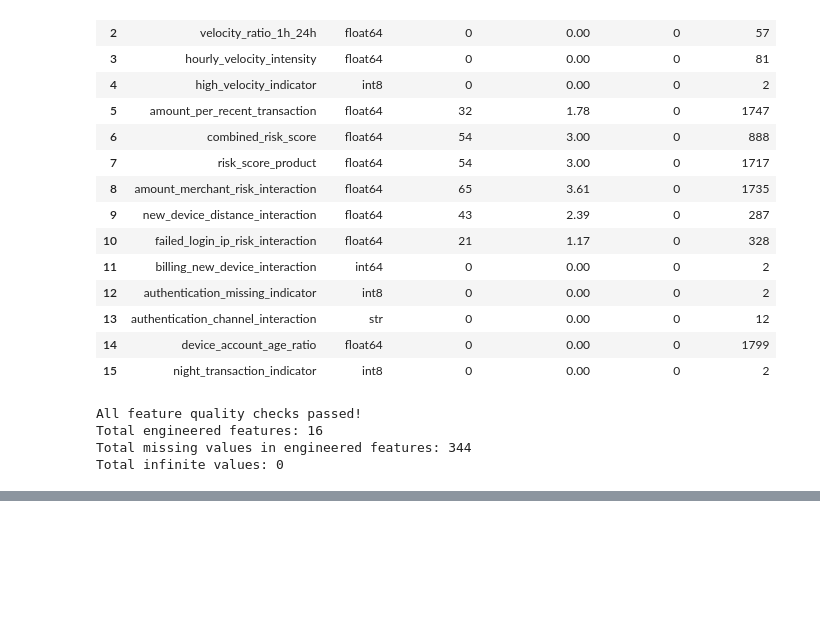
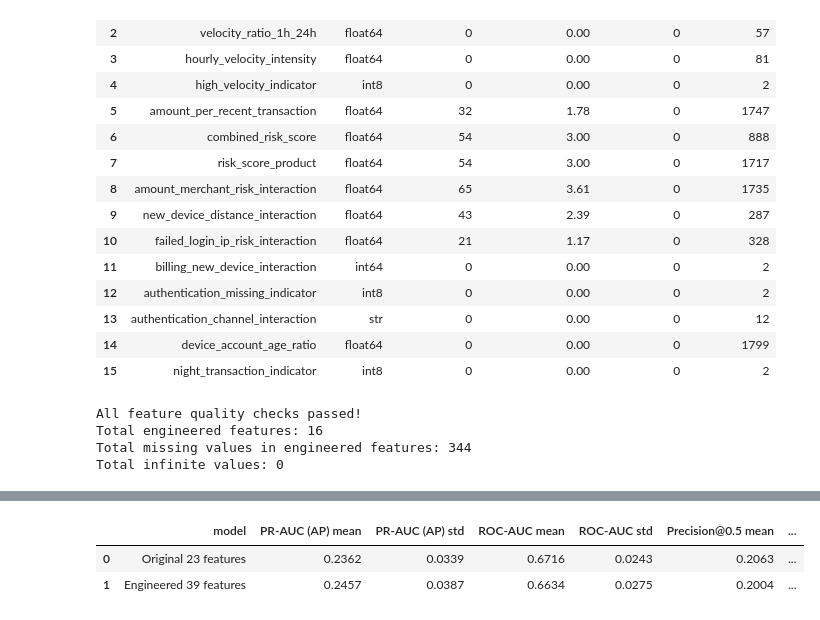
Before and after one commit to sasa312002/fraud-risk-intelligence, a Jupyter notebook: notebooks/01_fraud_risk_analysis.ipynb, the cells around one changed output, grey strips where cells are left out. Drawn from its saved outputs; the diff is of its cells as text; code cells hidden in the pictures; blank space fills up the shorter version.

```diff
--- a/notebooks/01_fraud_risk_analysis.ipynb
+++ b/notebooks/01_fraud_risk_analysis.ipynb
@@ -3729,0 +3738,94 @@ Total infinite values: 0
+# %%
+# ============================================================
+# SECTION C — FEATURE ENGINEERING
+# Cell 33: Leakage-safe 5-fold cross-validation comparison
+# ============================================================
+
+from sklearn.compose import ColumnTransformer
+from sklearn.pipeline import Pipeline
+from sklearn.preprocessing import StandardScaler, OneHotEncoder
+from sklearn.impute import SimpleImputer
+from sklearn.linear_model import LogisticRegression
+from sklearn.model_selection import StratifiedKFold, cross_validate
+
+# Input contains only pre-authorization candidate features, not target/ID.
+X_train_original = train_df.drop(columns=["transaction_id", "fraud"]).copy()
+y_train = train_df["fraud"].copy()
+
+# Used ONLY for determining column schema; derived-feature computation is
+# performed again, inside each CV fold, by the engineered pipeline.
+engineered_schema = FraudFeatureEngineer().fit_transform(X_train_original)
+
+
+def make_preprocessor(frame):
+    numeric_columns = frame.select_dtypes(include=np.number).columns.tolist()
+    categorical_columns = frame.select_dtypes(exclude=np.number).columns.tolist()
+
+    numeric_steps = Pipeline([
+        ("imputer", SimpleImputer(strategy="median")),
+        ("scaler", StandardScaler()),
+    ])
+    categorical_steps = Pipeline([
+        ("imputer", SimpleImputer(strategy="constant", fill_value="Missing")),
+        ("onehot", OneHotEncoder(handle_unknown="ignore")),
+    ])
+    return ColumnTransformer([
+        ("numeric", numeric_steps, numeric_columns),
+        ("categorical", categorical_steps, categorical_columns),
+    ])
+
+
+def make_logistic_regression():
+    # Same estimator/params for both alternatives: isolates feature impact.
+    return LogisticRegression(
+        class_weight="balanced", solver="liblinear",
+        max_iter=2000, random_state=RANDOM_STATE
+    )
+
+
+baseline_pipeline = Pipeline([
+    ("preprocess", make_preprocessor(X_train_original)),
+    ("classifier", make_logistic_regression()),
+])
+
+engineered_pipeline = Pipeline([
+    ("feature_engineering", FraudFeatureEngineer()),
+    ("preprocess", make_preprocessor(engineered_schema)),
+    ("classifier", make_logistic_regression()),
+])
+
+comparison_pipelines = {
+    "Original 23 features": baseline_pipeline,
+    "Engineered 39 features": engineered_pipeline,
+}
+
+cv = StratifiedKFold(n_splits=5, shuffle=True, random_state=RANDOM_STATE)
+scoring = {
+    "PR-AUC (AP)": "average_precision",
+    "ROC-AUC": "roc_auc",
+    "Precision@0.5": "precision",
+    "Recall@0.5": "recall",
+    "F1@0.5": "f1",
+}
+
+cv_rows = []
+for model_name, model_pipeline in comparison_pipelines.items():
+    results = cross_validate(
+        model_pipeline, X_train_original, y_train,
+        cv=cv, scoring=scoring, n_jobs=1, error_score="raise"
+    )
+    row = {"model": model_name}
+    for metric_name in scoring:
+        values = results[f"test_{metric_name}"]
+        row[f"{metric_name} mean"] = float(np.mean(values))
+        row[f"{metric_name} std"] = float(np.std(values))
+    cv_rows.append(row)
+
+cv_comparison_df = pd.DataFrame(cv_rows)
+print("=" * 72)
+print("TRAINING-ONLY 5-FOLD CROSS-VALIDATION: ORIGINAL VS ENGINEERED")
+print("=" * 72)
+display(cv_comparison_df.round(4))
+assert set(comparison_pipelines) == set(cv_comparison_df["model"])
+print("\nCross-validation completed. Final test data was NOT used.")
+# %% [output]
@@ -3729,0 +3835,3 @@ Total infinite values: 0
+|  | model | PR-AUC (AP) mean | PR-AUC (AP) std | ROC-AUC mean | ROC-AUC std | Precision@0.5 mean | ... |
+| 0 | Original 23 features | 0.2362 | 0.0339 | 0.6716 | 0.0243 | 0.2063 | ... |
+| 1 | Engineered 39 features | 0.2457 | 0.0387 | 0.6634 | 0.0275 | 0.2004 | ... |
```
Also changed, not shown: parts of 4 cells of this notebook, 1 other file.
